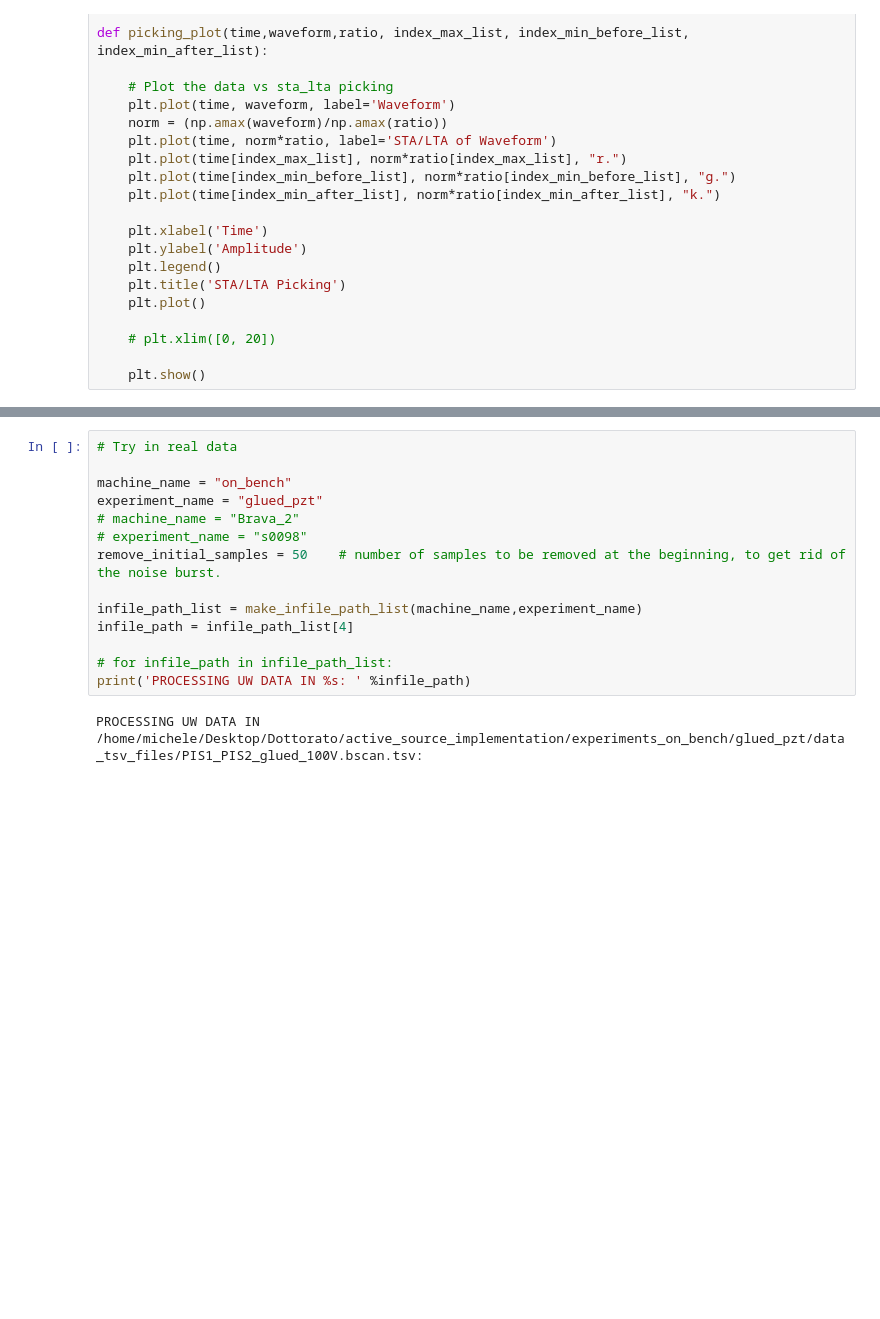
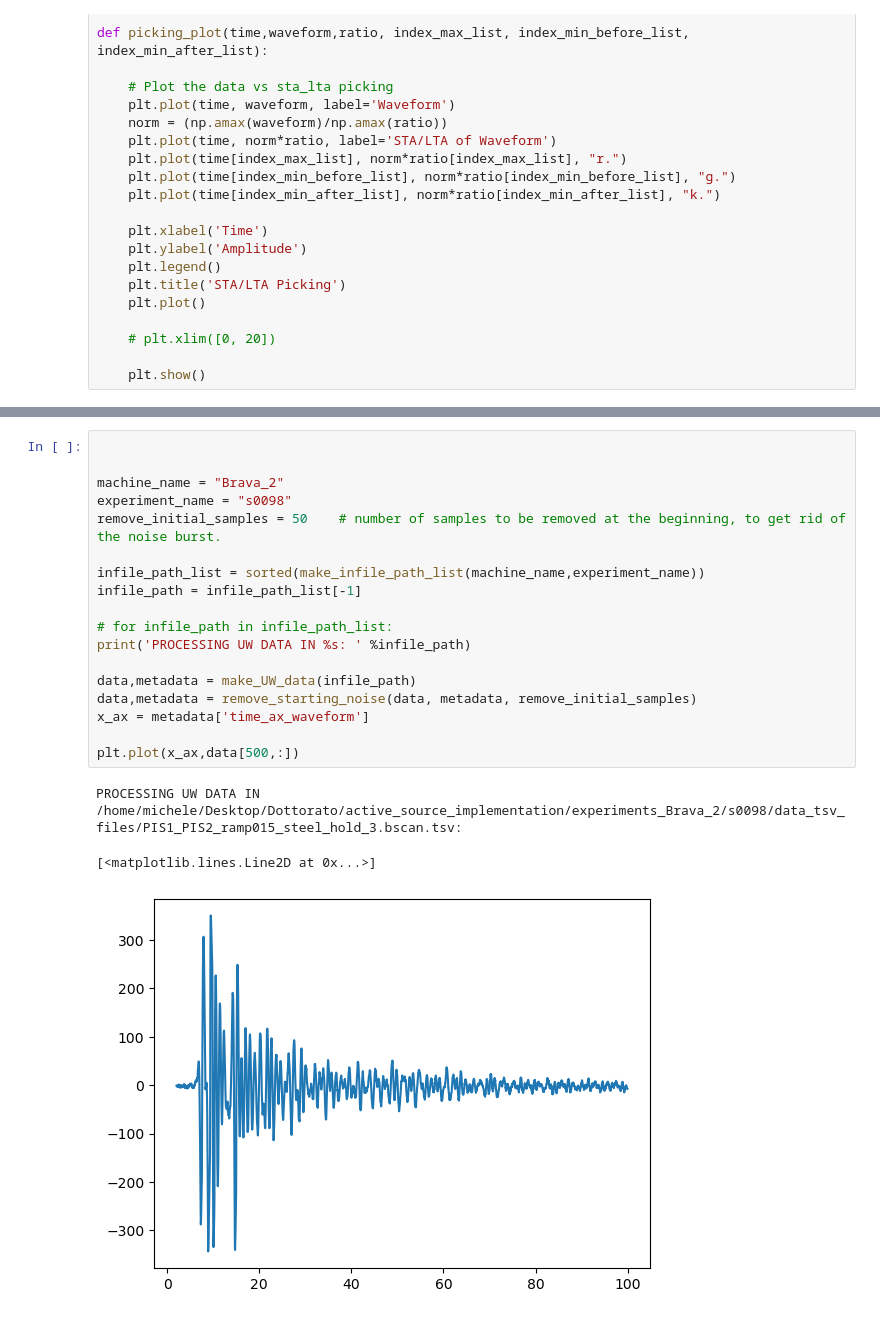
Before and after one commit to Bic10/lab_UW, a Jupyter notebook: Studio_impulso.ipynb, the cells around one changed output, grey strips where cells are left out. Drawn from its saved outputs; the diff is of its cells as text; blank space fills up the shorter version.

```diff
--- a/Studio_impulso.ipynb
+++ b/Studio_impulso.ipynb
@@ -167,16 +208,22 @@ picking_plot(time, waveform,ratio, index_max_list, index_min_before_list, index_
 # %%
-# Try in real data
 
-machine_name = "on_bench"
-experiment_name = "glued_pzt"
-# machine_name = "Brava_2"
-# experiment_name = "s0098"
+
+machine_name = "Brava_2"
+experiment_name = "s0098"
 remove_initial_samples = 50    # number of samples to be removed at the beginning, to get rid of the noise burst.
 
-infile_path_list = make_infile_path_list(machine_name,experiment_name)
-infile_path = infile_path_list[4]
+infile_path_list = sorted(make_infile_path_list(machine_name,experiment_name))
+infile_path = infile_path_list[-1]
 
 # for infile_path in infile_path_list:
 print('PROCESSING UW DATA IN %s: ' %infile_path)
+
+data,metadata = make_UW_data(infile_path)
+data,metadata = remove_starting_noise(data, metadata, remove_initial_samples)
+x_ax = metadata['time_ax_waveform']
+
+plt.plot(x_ax,data[500,:])
 # %% [output]
-PROCESSING UW DATA IN /home/michele/Desktop/Dottorato/active_source_implementation/experiments_on_bench/glued_pzt/data_tsv_files/PIS1_PIS2_glued_100V.bscan.tsv:
+PROCESSING UW DATA IN /home/michele/Desktop/Dottorato/active_source_implementation/experiments_Brava_2/s0098/data_tsv_files/PIS1_PIS2_ramp015_steel_hold_3.bscan.tsv:
+[<matplotlib.lines.Line2D at 0x...>]
+[figure, added]
```
Also changed, not shown: parts of 5 cells of this notebook.
